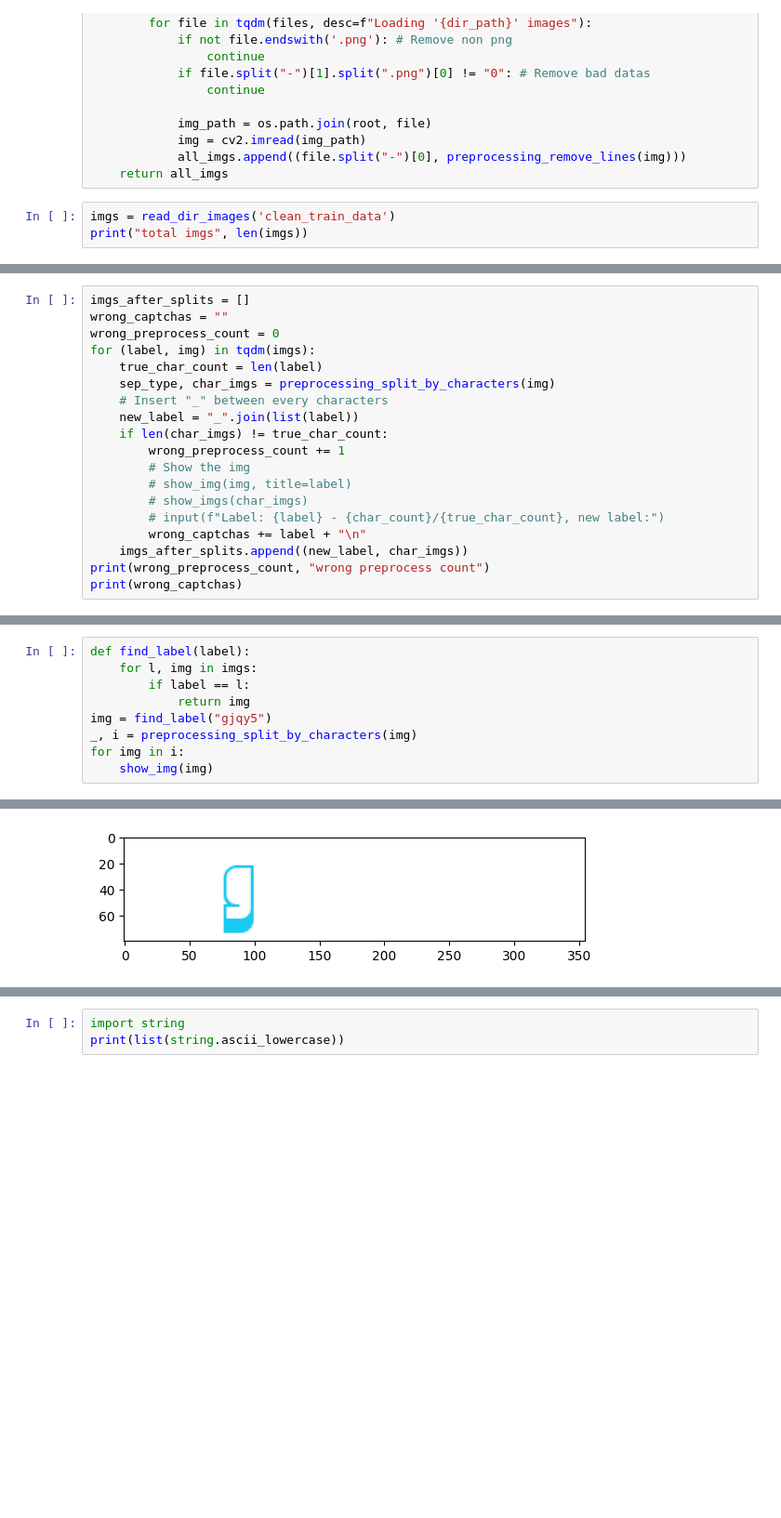
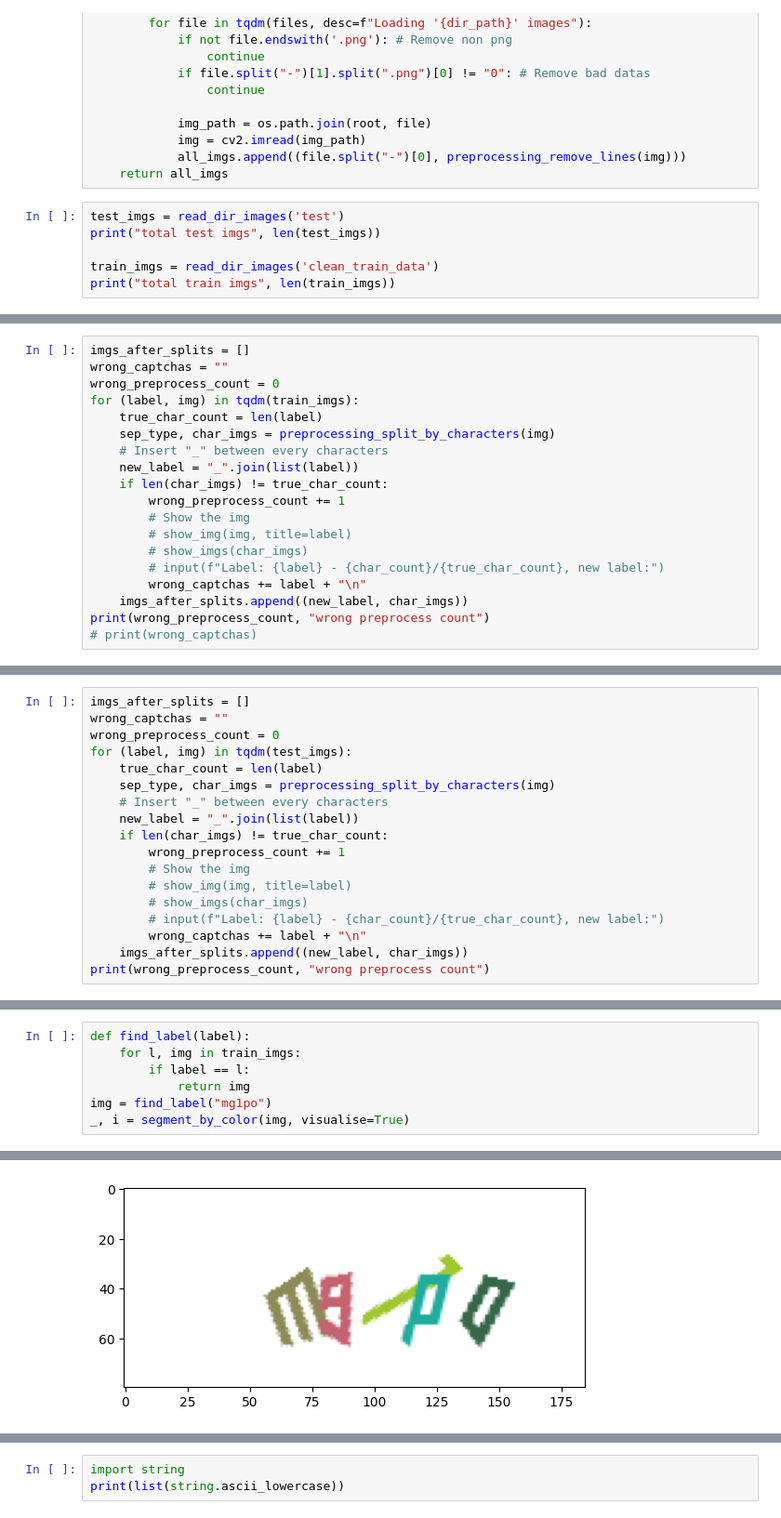
Before and after one commit to ItsMeNengYi/CS4243-mini-project, a Jupyter notebook: char_sepration.ipynb, the cells around one changed output, grey strips where cells are left out. Shown at 93% size. Drawn from its saved outputs; the diff is of its cells as text; blank space fills up the shorter version.

Commit message:
Implement char separation process visualisation

```diff
--- a/char_sepration.ipynb
+++ b/char_sepration.ipynb
@@ -22,6 +22,9 @@ def read_dir_images(dir_path):
             all_imgs.append((file.split("-")[0], preprocessing_remove_lines(img)))
     return all_imgs
 # %%
-imgs = read_dir_images('clean_train_data')
-print("total imgs", len(imgs))
+test_imgs = read_dir_images('test')
+print("total test imgs", len(test_imgs))
+
+train_imgs = read_dir_images('clean_train_data')
+print("total train imgs", len(train_imgs))
 # %% [output]
@@ -30,7 +34,7 @@ total imgs 7812
 imgs_after_splits = []
 wrong_captchas = ""
 wrong_preprocess_count = 0
-for (label, img) in tqdm(imgs):
+for (label, img) in tqdm(train_imgs):
     true_char_count = len(label)
     sep_type, char_imgs = preprocessing_split_by_characters(img)
     # Insert "_" between every characters
@@ -44,5 +48,5 @@ for (label, img) in tqdm(imgs):
         wrong_captchas += label + "\n"
     imgs_after_splits.append((new_label, char_imgs))
 print(wrong_preprocess_count, "wrong preprocess count")
-print(wrong_captchas)
+# print(wrong_captchas)
 # %% [output]
@@ -183,0 +54,18 @@ zt11k3v
+# %%
+imgs_after_splits = []
+wrong_captchas = ""
+wrong_preprocess_count = 0
+for (label, img) in tqdm(test_imgs):
+    true_char_count = len(label)
+    sep_type, char_imgs = preprocessing_split_by_characters(img)
+    # Insert "_" between every characters
+    new_label = "_".join(list(label))
+    if len(char_imgs) != true_char_count:
+        wrong_preprocess_count += 1
+        # Show the img
+        # show_img(img, title=label)
+        # show_imgs(char_imgs)
+        # input(f"Label: {label} - {char_count}/{true_char_count}, new label:")
+        wrong_captchas += label + "\n"
+    imgs_after_splits.append((new_label, char_imgs))
+print(wrong_preprocess_count, "wrong preprocess count")
@@ -375,11 +375,9 @@ def mean_hue(img):
     return np.sum(np.where(grey!=255, hsv[:,:,0],0)) / np.sum(np.where(grey!=255, 1,0))
 # %%
 def find_label(label):
-    for l, img in imgs:
+    for l, img in train_imgs:
         if label == l:
             return img
-img = find_label("gjqy5")
-_, i = preprocessing_split_by_characters(img)
-for img in i:
-    show_img(img)
+img = find_label("mg1po")
+_, i = segment_by_color(img, visualise=True)
 # %% [output]
@@ -391 +384 @@ for img in i:
-[figure, old version]
+[figure, new version]
```
Also changed, not shown: parts of 9 cells of this notebook.
